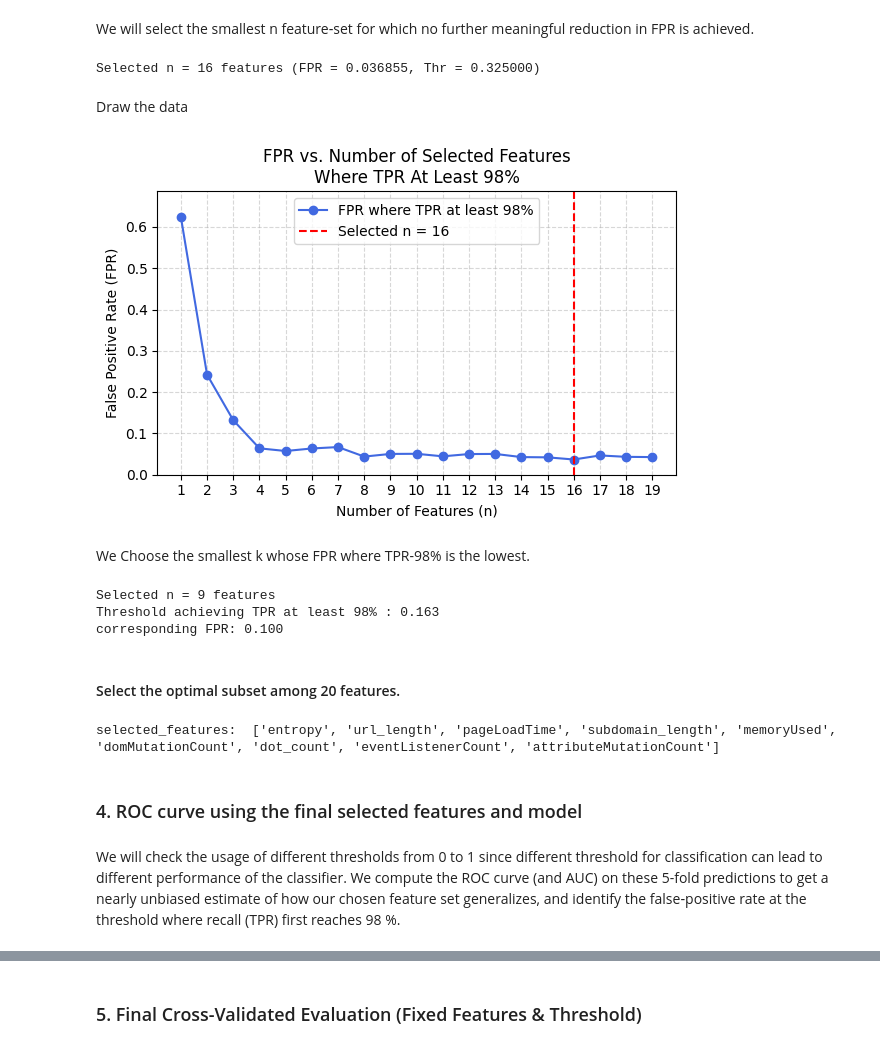
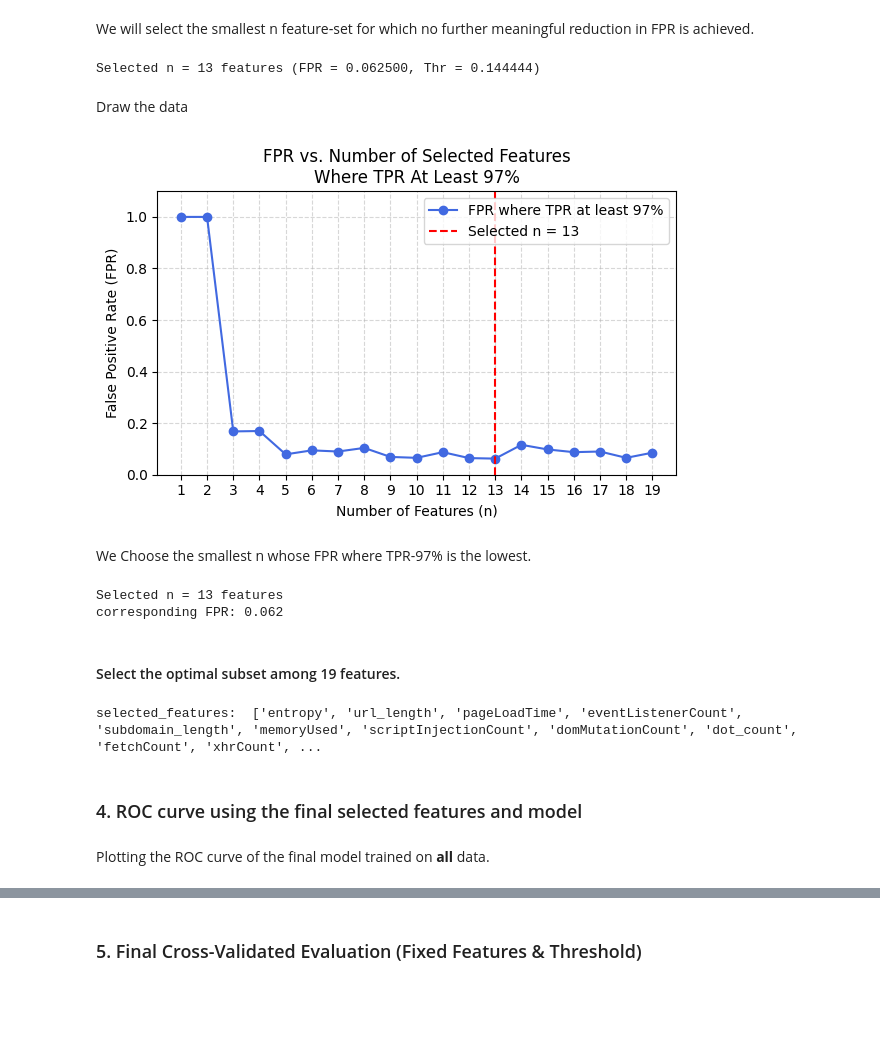
Before and after one commit to mayabenzeev/PhishingDetector_Extension, a Jupyter notebook: Analysis.ipynb, the cells around one changed output, grey strips where cells are left out. Saved outputs shown, nothing was run; the diff lists cells and outputs as text; code cells hidden in the pictures; blank space fills up the shorter version.

Commit message:
latested daployable model

```diff
--- a/Analysis.ipynb
+++ b/Analysis.ipynb
@@ -30 +31,8 @@ package-lock.json
+# %%
+df_pos = df[df['label'] == 1].sample(n=500, random_state=42)
+df_neg = df[df['label'] == 0].sample(n=2000, random_state=42)
+df_sub = pd.concat([df_pos, df_neg]) \
+           .sample(frac=1, random_state=42) \
+           .reset_index(drop=True)
+df = df_sub
 # %%
@@ -183,9 +186,9 @@ for n in ns:
     # Compute ROC curve for all predictions
     fpr, tpr, thresholds = roc_curve(oof_true, oof_prob)
 
-    # Find first threshold where TPR >= 98%
-    idx98 = np.argmax(tpr >= 0.96)
-    threshold_98 = thresholds[idx98]
-    fpr_98 = fpr[idx98]
+    # Find first threshold where TPR >= 97%
+    idx97 = np.argmax(tpr >= 0.97)
+    threshold_97 = thresholds[idx97]
+    fpr_97 = fpr[idx97]
 
-    results.append((n, threshold_98, fpr_98))
+    results.append((n, threshold_97, fpr_97))
@@ -219,7 +200,7 @@ min_fpr = min(fprs)
 
 best_n, best_thr, best_fpr = min(results, key=lambda x: x[2])
 
-tol = 0.005
+tol = 0.0005
 best_n, best_thr, best_fpr = next(
     (n, thr, fpr)
     for (n, thr, fpr) in results
@@ -228,51 +209,47 @@ best_n, best_thr, best_fpr = next(
 
 print(f"Selected n = {best_n} features (FPR = {best_fpr:.6f}, Thr = {best_thr:.6f})")
 # %% [output]
-Selected n = 16 features (FPR = 0.036855, Thr = 0.325000)
+Selected n = 13 features (FPR = 0.062500, Thr = 0.144444)
 # %% [markdown]
 Draw the data
 # %%
 ns, thresholds, fprs = zip(*results)
 
 plt.figure(figsize=(6, 4))
-plt.plot(ns, fprs, marker='o', color='royalblue', label="FPR where TPR at least 98%")
+plt.plot(ns, fprs, marker='o', color='royalblue', label="FPR where TPR at least 97%")
 plt.axvline(best_n, color='red', linestyle='--', label=f"Selected n = {best_n}")
-plt.title("FPR vs. Number of Selected Features\nWhere TPR At Least 98%")
+plt.title("FPR vs. Number of Selected Features\nWhere TPR At Least 97%")
 plt.xlabel("Number of Features (n)")
 plt.ylabel("False Positive Rate (FPR)")
 plt.ylim(0, max(fprs)*1.1)
 plt.xticks(ns)
 plt.grid(True, linestyle='--', alpha=0.5)
 plt.legend()
 plt.tight_layout()
 plt.show()
 # %% [output]
-[figure, old version]
+[figure, new version]
 # %% [markdown]
-We Choose the smallest k whose FPR where TPR-98% is the lowest.
+We Choose the smallest n whose FPR where TPR-97% is the lowest.
 # %%
 print(f"Selected n = {best_n} features")
-print(f"Threshold achieving TPR at least 98% : {best_thr:.3f}")
 print(f"corresponding FPR: {best_fpr:.3f}")
 # %% [output]
-Selected n = 9 features
-Threshold achieving TPR at least 98% : 0.163
-corresponding FPR: 0.100
+Selected n = 13 features
+corresponding FPR: 0.062
 # %% [markdown]
-#### Select the optimal subset among 20 features.
+#### Select the optimal subset among 19 features.
 # %%
 selected_features = ordered_feats[:best_n]
 print("selected_features: ", selected_features)
 
 X_sel = X_reduced[selected_features]
 # %% [output]
-selected_features:  ['entropy', 'url_length', 'pageLoadTime', 'subdomain_length', 'memoryUsed', 'domMutationCount', 'dot_count', 'eventListenerCount', 'attributeMutationCount']
+selected_features:  ['entropy', 'url_length', 'pageLoadTime', 'eventListenerCount', 'subdomain_length', 'memoryUsed', 'scriptInjectionCount', 'domMutationCount', 'dot_count', 'fetchCount', 'xhrCount', ...
 # %% [markdown]
 ### 4. ROC curve using the final selected features and model
 # %% [markdown]
-We will check the usage of different thresholds from 0 to 1 since different threshold for classification can
-lead to different performance of the classifier.
-We compute the ROC curve (and AUC) on these 5-fold predictions to get a nearly unbiased estimate of how our chosen feature set generalizes, and identify the false‐positive rate at the threshold where recall (TPR) first reaches 98 %.
+Plotting the ROC curve of the final model trained on **all** data.
 # %%
 feats = selected_features
 skf = StratifiedKFold(n_splits=5, shuffle=True, random_state=42)
```
Also changed, not shown: parts of 21 cells of this notebook, 8 other files.
